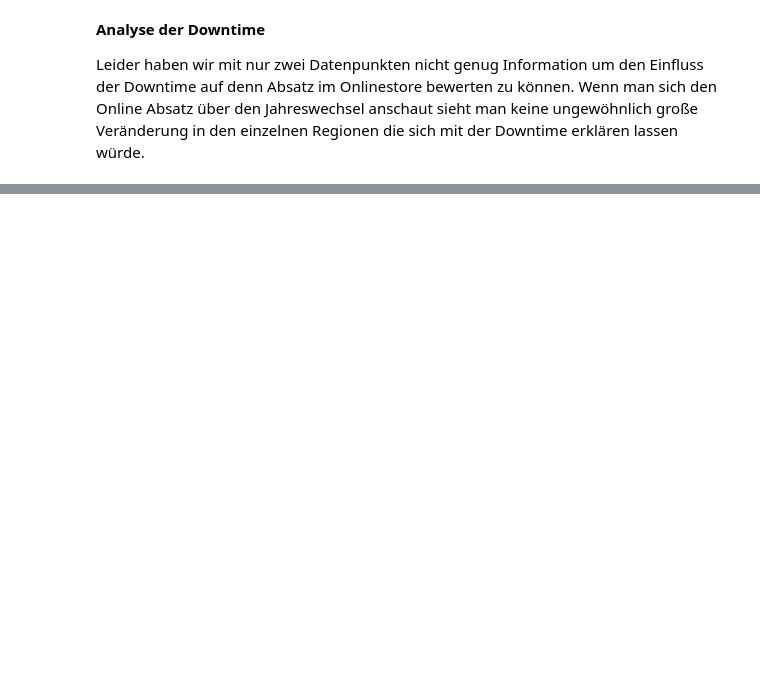
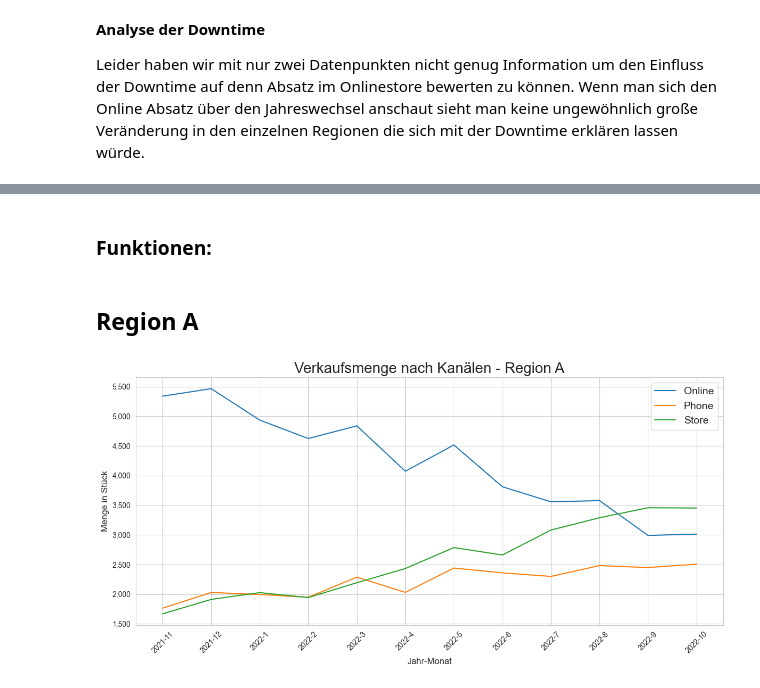
Before and after one commit to AliBenBali/TabletGmbHProjekt, a Jupyter notebook: Fallstudie_Novakovic_Elbers_Cicek_Barberi.ipynb, the cells around one changed output, grey strips where cells are left out. Drawn from its saved outputs; the diff is of its cells as text; code cells hidden in the pictures; blank space fills up the shorter version.

```diff
--- a/Fallstudie_Novakovic_Elbers_Cicek_Barberi.ipynb
+++ b/Fallstudie_Novakovic_Elbers_Cicek_Barberi.ipynb
@@ -1398,0 +1467,2 @@ Leider haben wir mit nur zwei Datenpunkten nicht genug Information um den Einflu
+# %% [markdown]
+### Funktionen:
@@ -1398,0 +1553,6 @@ Leider haben wir mit nur zwei Datenpunkten nicht genug Information um den Einflu
+# %% [markdown]
+## Region A
+# %%
+plot_sales('A')
+# %% [output]
+[figure, added]
```
Also changed, not shown: parts of 36 cells of this notebook.
